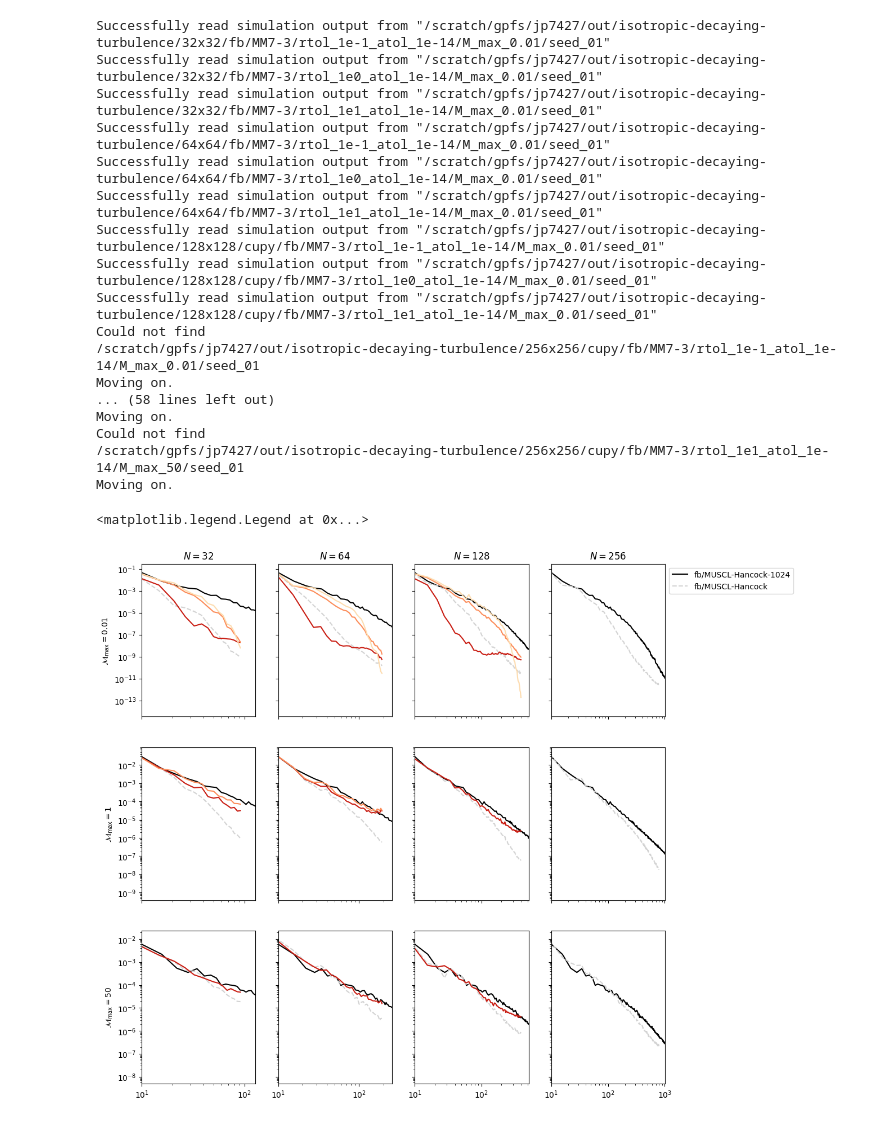
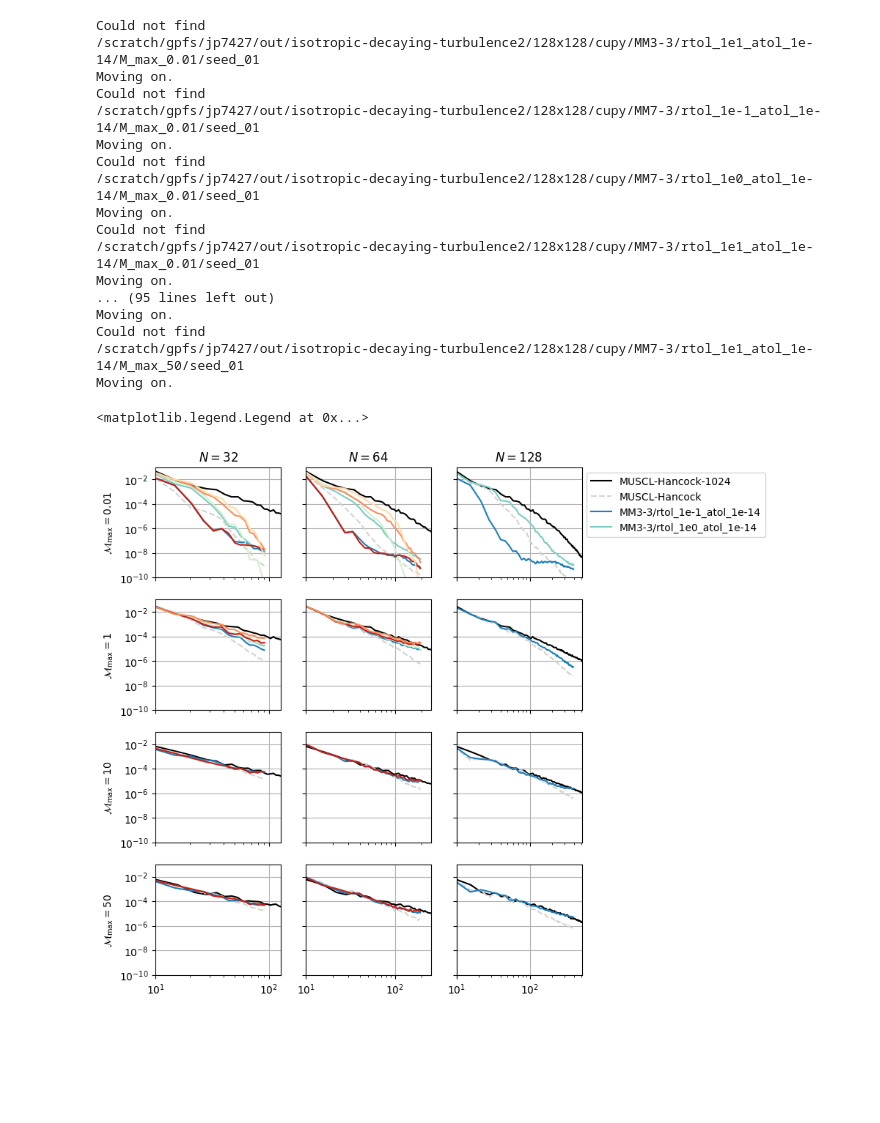
Before and after one commit to jpalafou/superfv, a Jupyter notebook: benchmarks/isotropic-decaying-turbulence/Spectra.ipynb, the cells around one changed output. Cells and saved outputs as stored; diff of their text form; code cells hidden in the pictures; blank space fills up the shorter version.

```diff
--- a/benchmarks/isotropic-decaying-turbulence/Spectra.ipynb
+++ b/benchmarks/isotropic-decaying-turbulence/Spectra.ipynb
@@ -6,7 +6,7 @@ import numpy as np
 
 from superfv import OutputLoader
 
-base_path = "/scratch/gpfs/jp7427/out/isotropic-decaying-turbulence/"
+base_path = "/scratch/gpfs/jp7427/out/isotropic-decaying-turbulence2/"
 # %%
 def isotropic_2d_spectrum(
     vx, vy, rho=None, dx=1.0, dy=1.0, density_weighted=True, nbins=None
@@ -103,8 +103,8 @@ def plot_spectra(sim, ax, style=None, n=-1, M_max=1):
 # %%
 sim_cache = {}
 # %%
-M_max_values = [0.01, 1, 50]
-N_values = [32, 64, 128, 256]
+M_max_values = [0.01, 1, 10, 50]
+N_values = [32, 64, 128]
 seed = 1
 
 fig, axs = plt.subplots(
@@ -112,14 +112,16 @@ fig, axs = plt.subplots(
     len(N_values),
     sharex="col",
     sharey="row",
-    figsize=(3 * (len(M_max_values) + 1), 3 * len(N_values)),
+    figsize=(1.5 * (len(M_max_values) + 1), 3 * len(N_values)),
 )
 for i, j in product(range(len(M_max_values)), range(len(N_values))):
     axs[i, j].set_xscale("log")
     axs[i, j].set_yscale("log")
+    axs[i, j].grid()
 
 for i, M_max in enumerate(M_max_values):
     axs[i, 0].set_ylabel(r"$\mathcal{M}_{\max}" + f"={M_max}$")
+    axs[i, 0].set_ylim(1e-10, 1e-1)
 
 for j, N in enumerate(N_values):
     axs[0, j].set_title(rf"${N=}$")
@@ -129,14 +131,18 @@ for j, N in enumerate(N_values):
 cmap1 = plt.get_cmap("GnBu")
 cmap2 = plt.get_cmap("OrRd")
 styles = {
-    "fb/MUSCL-Hancock-1024": dict(color="black"),
-    "fb/MUSCL-Hancock": dict(color="lightgrey", linestyle="--"),
-    # "fb/MM3-3/rtol_1e-1_atol_1e-14": dict(color=cmap1(0.8)),
-    # "fb/MM3-3/rtol_1e0_atol_1e-14": dict(color=cmap1(0.5)),
-    # "fb/MM3-3/rtol_1e1_atol_1e-14": dict(color=cmap1(0.2)),
-    "fb/MM7-3/rtol_1e-1_atol_1e-14": dict(color=cmap2(0.8)),
-    "fb/MM7-3/rtol_1e0_atol_1e-14": dict(color=cmap2(0.5)),
-    "fb/MM7-3/rtol_1e1_atol_1e-14": dict(color=cmap2(0.2)),
+    "MUSCL-Hancock-1024": dict(color="black"),
+    "MUSCL-Hancock": dict(color="lightgrey", linestyle="--"),
+    "MM3-3/rtol_1e-1_atol_1e-14": dict(color=cmap1(0.8)),
+    "MM3-3/rtol_1e0_atol_1e-14": dict(color=cmap1(0.5)),
+    "MM3-3/rtol_1e1_atol_1e-14": dict(color=cmap1(0.2)),
+    "MM7-3/rtol_1e-1_atol_1e-14": dict(color=cmap2(0.8)),
+    "MM7-3/rtol_1e0_atol_1e-14": dict(color=cmap2(0.5)),
+    "MM7-3/rtol_1e1_atol_1e-14": dict(color=cmap2(0.2)),
+    # "ZS3": dict(color=cmap1(0.8)),
+    # "ZS3t": dict(color=cmap1(0.2)),
+    # "ZS7": dict(color=cmap2(0.8)),
+    # "ZS7t": dict(color=cmap2(0.2)),
 }
 
 for (i, M_max), (j, N), (scheme, style) in product(
@@ -144,61 +150,54 @@ for (i, M_max), (j, N), (scheme, style) in product(
 ):
     key = (
         (scheme, M_max, 1024, seed)
-        if scheme == "fb/MUSCL-Hancock-1024"
+        if scheme == "MUSCL-Hancock-1024"
         else (scheme, M_max, N, seed)
     )
 
     if key in sim_cache:
         sim = sim_cache[key]
     else:
-        if scheme == "fb/MUSCL-Hancock-1024":
+        if scheme == "MUSCL-Hancock-1024":
             sim_path = (
                 base_path
-                + f"1024x1024/cupy/fb/MUSCL-Hancock/M_max_{M_max}/seed_{seed:02d}"
+                + f"1024x1024/cupy/MUSCL-Hancock/M_max_{M_max}/seed_{seed:02d}"
             )
         else:
             sim_path = (
                 base_path
                 + f"{N}x{N}/"
                 + ("cupy/" if N >= 128 else "")
                 + scheme
                 + f"/M_max_{M_max}/seed_{seed:02d}"
             )
 
         try:
             sim = OutputLoader(sim_path)
-
-            if (
-                sim.minisnapshots["E_cons"][-1] / sim.minisnapshots["E_total"][-1]
-                > 1e-10
-            ):
-                raise FileNotFoundError
-
             sim_cache[key] = sim
         except FileNotFoundError:
             print(f"Could not find\n{sim_path}\nMoving on.")
             continue
 
     plot_spectra(sim, axs[i, j], style=style | dict(label=scheme), M_max=M_max)
 
 axs[0, -1].legend(loc="upper left", bbox_to_anchor=(1, 1))
 # %% [output]
-Successfully read simulation output from "/scratch/gpfs/jp7427/out/isotropic-decaying-turbulence/32x32/fb/MM7-3/rtol_1e-1_atol_1e-14/M_max_0.01/seed_01"
-Successfully read simulation output from "/scratch/gpfs/jp7427/out/isotropic-decaying-turbulence/32x32/fb/MM7-3/rtol_1e0_atol_1e-14/M_max_0.01/seed_01"
-Successfully read simulation output from "/scratch/gpfs/jp7427/out/isotropic-decaying-turbulence/32x32/fb/MM7-3/rtol_1e1_atol_1e-14/M_max_0.01/seed_01"
-Successfully read simulation output from "/scratch/gpfs/jp7427/out/isotropic-decaying-turbulence/64x64/fb/MM7-3/rtol_1e-1_atol_1e-14/M_max_0.01/seed_01"
-Successfully read simulation output from "/scratch/gpfs/jp7427/out/isotropic-decaying-turbulence/64x64/fb/MM7-3/rtol_1e0_atol_1e-14/M_max_0.01/seed_01"
-Successfully read simulation output from "/scratch/gpfs/jp7427/out/isotropic-decaying-turbulence/64x64/fb/MM7-3/rtol_1e1_atol_1e-14/M_max_0.01/seed_01"
-Successfully read simulation output from "/scratch/gpfs/jp7427/out/isotropic-decaying-turbulence/128x128/cupy/fb/MM7-3/rtol_1e-1_atol_1e-14/M_max_0.01/seed_01"
-Successfully read simulation output from "/scratch/gpfs/jp7427/out/isotropic-decaying-turbulence/128x128/cupy/fb/MM7-3/rtol_1e0_atol_1e-14/M_max_0.01/seed_01"
-Successfully read simulation output from "/scratch/gpfs/jp7427/out/isotropic-decaying-turbulence/128x128/cupy/fb/MM7-3/rtol_1e1_atol_1e-14/M_max_0.01/seed_01"
 Could not find
-/scratch/gpfs/jp7427/out/isotropic-decaying-turbulence/256x256/cupy/fb/MM7-3/rtol_1e-1_atol_1e-14/M_max_0.01/seed_01
-Moving on.
-... (58 lines left out)
+/scratch/gpfs/jp7427/out/isotropic-decaying-turbulence2/128x128/cupy/MM3-3/rtol_1e1_atol_1e-14/M_max_0.01/seed_01
 Moving on.
 Could not find
-/scratch/gpfs/jp7427/out/isotropic-decaying-turbulence/256x256/cupy/fb/MM7-3/rtol_1e1_atol_1e-14/M_max_50/seed_01
+/scratch/gpfs/jp7427/out/isotropic-decaying-turbulence2/128x128/cupy/MM7-3/rtol_1e-1_atol_1e-14/M_max_0.01/seed_01
 Moving on.
+Could not find
+/scratch/gpfs/jp7427/out/isotropic-decaying-turbulence2/128x128/cupy/MM7-3/rtol_1e0_atol_1e-14/M_max_0.01/seed_01
+Moving on.
+Could not find
+/scratch/gpfs/jp7427/out/isotropic-decaying-turbulence2/128x128/cupy/MM7-3/rtol_1e1_atol_1e-14/M_max_0.01/seed_01
+Moving on.
+... (95 lines left out)
+Moving on.
+Could not find
+/scratch/gpfs/jp7427/out/isotropic-decaying-turbulence2/128x128/cupy/MM7-3/rtol_1e1_atol_1e-14/M_max_50/seed_01
+Moving on.
 <matplotlib.legend.Legend at 0x...>
-[figure, old version]
+[figure, new version]
```
Also changed, not shown: parts of 1 cell of this notebook, 9 other files.
